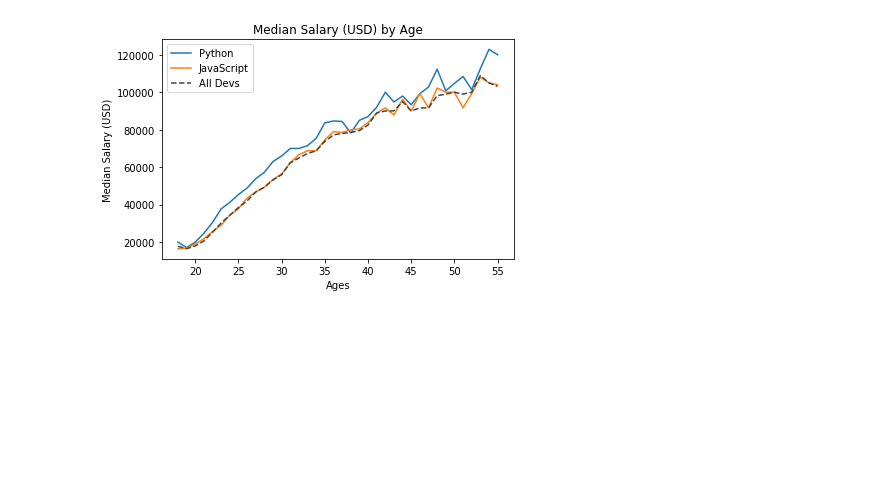
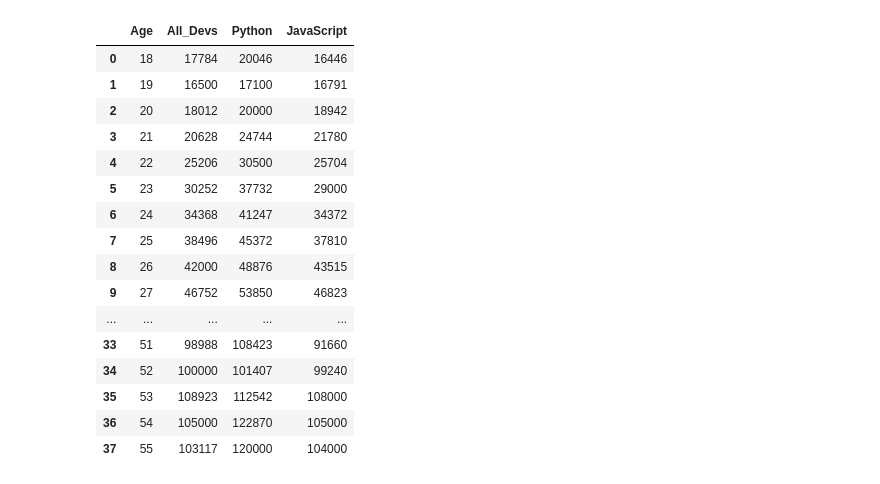
Before and after one commit to Kunalsingh5j/Data-Analysis, a Jupyter notebook: Lineplot.ipynb, the cells around one changed output. Saved outputs shown, nothing was run; the diff lists cells and outputs as text; code cells hidden in the pictures; blank space fills up the shorter version.

```diff
--- a/Lineplot.ipynb
+++ b/Lineplot.ipynb
@@ -1,32 +1,26 @@
 # %% [markdown]
 <a href="https://colab.research.google.com/github/Kunalsingh5j/Data-Analysis/blob/main/Lineplot.ipynb" target="_parent"><img src="https://colab.research.google.com/assets/colab-badge.svg" alt="Open In Colab"/></a>
-# %%
-from matplotlib import pyplot as plt
-
-ages_x = [18, 19, 20, 21, 22, 23, 24, 25, 26, 27, 28, 29, 30, 31, 32, 33, 34, 35,
-          36, 37, 38, 39, 40, 41, 42, 43, 44, 45, 46, 47, 48, 49, 50, 51, 52, 53, 54, 55]
-
-py_dev_y = [20046, 17100, 20000, 24744, 30500, 37732, 41247, 45372, 48876, 53850, 57287, 63016, 65998, 70003, 70000, 71496, 75370, 83640, 84666,
-            84392, 78254, 85000, 87038, 91991, 100000, 94796, 97962, 93302, 99240, 102736, 112285, 100771, 104708, 108423, 101407, 112542, 122870, 120000]
-plt.plot(ages_x, py_dev_y, label='Python')
-
-js_dev_y = [16446, 16791, 18942, 21780, 25704, 29000, 34372, 37810, 43515, 46823, 49293, 53437, 56373, 62375, 66674, 68745, 68746, 74583, 79000,
-            78508, 79996, 80403, 83820, 88833, 91660, 87892, 96243, 90000, 99313, 91660, 102264, 100000, 100000, 91660, 99240, 108000, 105000, 104000]
-plt.plot(ages_x, js_dev_y, label='JavaScript')
-
-dev_y = [17784, 16500, 18012, 20628, 25206, 30252, 34368, 38496, 42000, 46752, 49320, 53200, 56000, 62316, 64928, 67317, 68748, 73752, 77232,
-         78000, 78508, 79536, 82488, 88935, 90000, 90056, 95000, 90000, 91633, 91660, 98150, 98964, 100000, 98988, 100000, 108923, 105000, 103117]
-plt.plot(ages_x, dev_y, color='#444444', linestyle='--', label='All Devs')
-
-plt.xlabel('Ages')
-plt.ylabel('Median Salary (USD)')
-plt.title('Median Salary (USD) by Age')
-
-plt.legend()
-
-plt.tight_layout()
-
-
-plt.show()
-# %% [output]
-[figure, removed]
+# %%
+import pandas as pd
+from matplotlib import pyplot as plt
+
+data = pd.read_csv('data1.csv')
+data
+# %% [output]
+|  | Age | All_Devs | Python | JavaScript |
+| 0 | 18 | 17784 | 20046 | 16446 |
+| 1 | 19 | 16500 | 17100 | 16791 |
+| 2 | 20 | 18012 | 20000 | 18942 |
+| 3 | 21 | 20628 | 24744 | 21780 |
+| 4 | 22 | 25206 | 30500 | 25704 |
+| 5 | 23 | 30252 | 37732 | 29000 |
+| 6 | 24 | 34368 | 41247 | 34372 |
+| 7 | 25 | 38496 | 45372 | 37810 |
+| 8 | 26 | 42000 | 48876 | 43515 |
+| 9 | 27 | 46752 | 53850 | 46823 |
+| ... | ... | ... | ... | ... |
+| 33 | 51 | 98988 | 108423 | 91660 |
+| 34 | 52 | 100000 | 101407 | 99240 |
+| 35 | 53 | 108923 | 112542 | 108000 |
+| 36 | 54 | 105000 | 122870 | 105000 |
+| 37 | 55 | 103117 | 120000 | 104000 |
```
Also changed, not shown: parts of 1 cell of this notebook.
